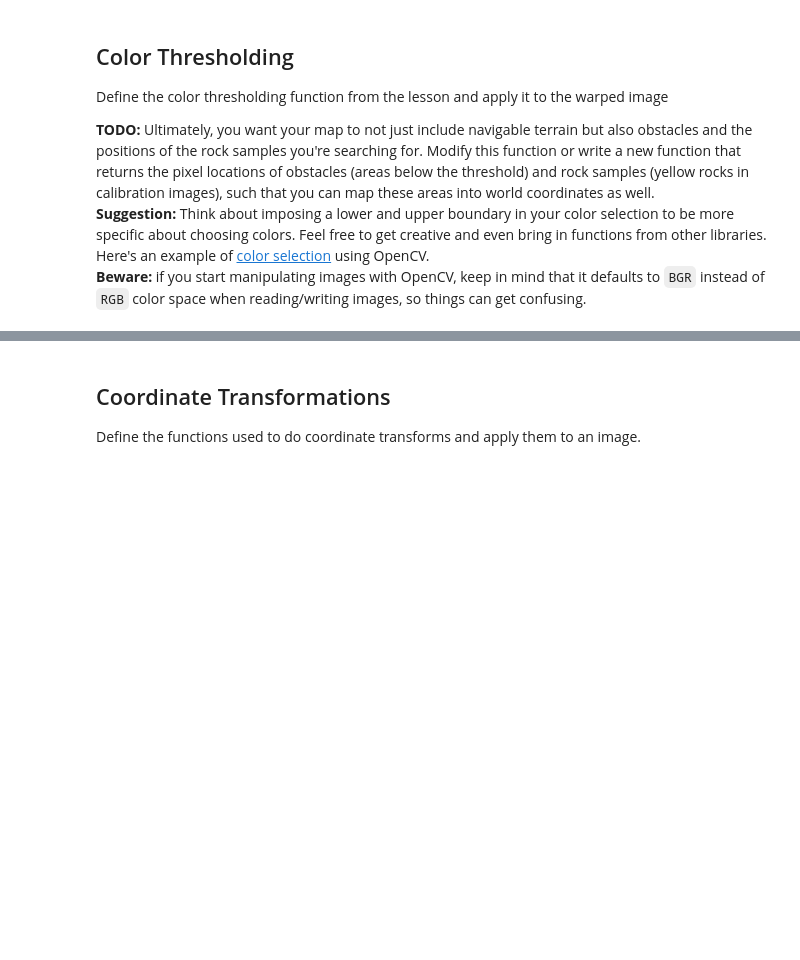
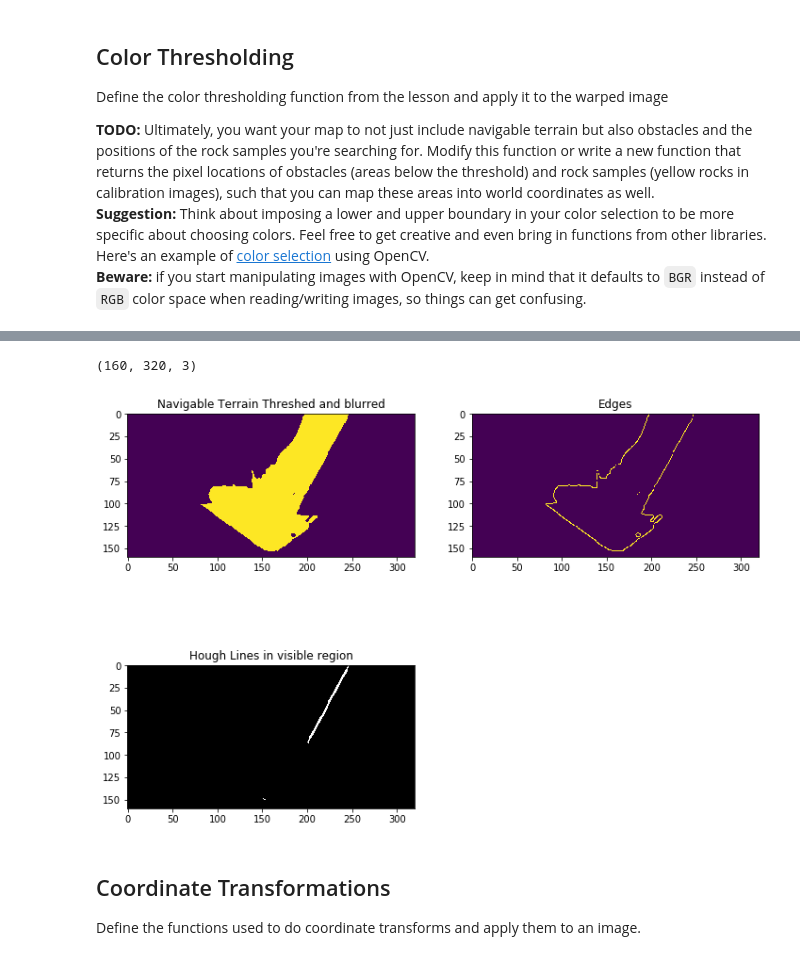
Before and after one commit to S2H-Mobile/RoboND-Rover-Project-Solution, a Jupyter notebook: code/Rover_Project_Test_Notebook.ipynb, the cells around one changed output, grey strips where cells are left out. Drawn from its saved outputs; the diff is of its cells as text; code cells hidden in the pictures; blank space fills up the shorter version.

```diff
--- a/code/Rover_Project_Test_Notebook.ipynb
+++ b/code/Rover_Project_Test_Notebook.ipynb
@@ -200,3 +271,30 @@ plt.imshow(rock_sample_threshed, cmap='gray')
+# %%
+# 5 by 5 Gaussian Blur
+blurred = gaussian_blur(navigable_threshed, 5)
+# edge detection
+edges = canny(blurred, 0, 1)
+# Hough lines
+threshold = 40
+min_line_len = 30
+max_line_gap = 8
+hough = hough_lines(edges,1,np.pi/180, threshold, min_line_len, max_line_gap)
+# apply region of interest mask
+region = np.array([[[152, 150], [158,150], [320,0], [0,0]]], dtype=np.int32)
+hough_masked = region_of_interest(hough, region)
+
+fig = plt.figure(figsize=(12,9))
+plt.subplot(221)
+plt.title('Navigable Terrain Threshed and blurred')
+plt.imshow(blurred)
+plt.subplot(222)
+plt.title('Edges')
+plt.imshow(edges)
+plt.subplot(223)
+plt.title('Hough Lines in visible region')
+plt.imshow(hough_masked)
+# %% [output]
+(160, 320, 3)
+[figure, added]
 # %% [markdown]
 ## Coordinate Transformations
 Define the functions used to do coordinate transforms and apply them to an image.
```
Also changed, not shown: parts of 5 cells of this notebook, 3 other files.
